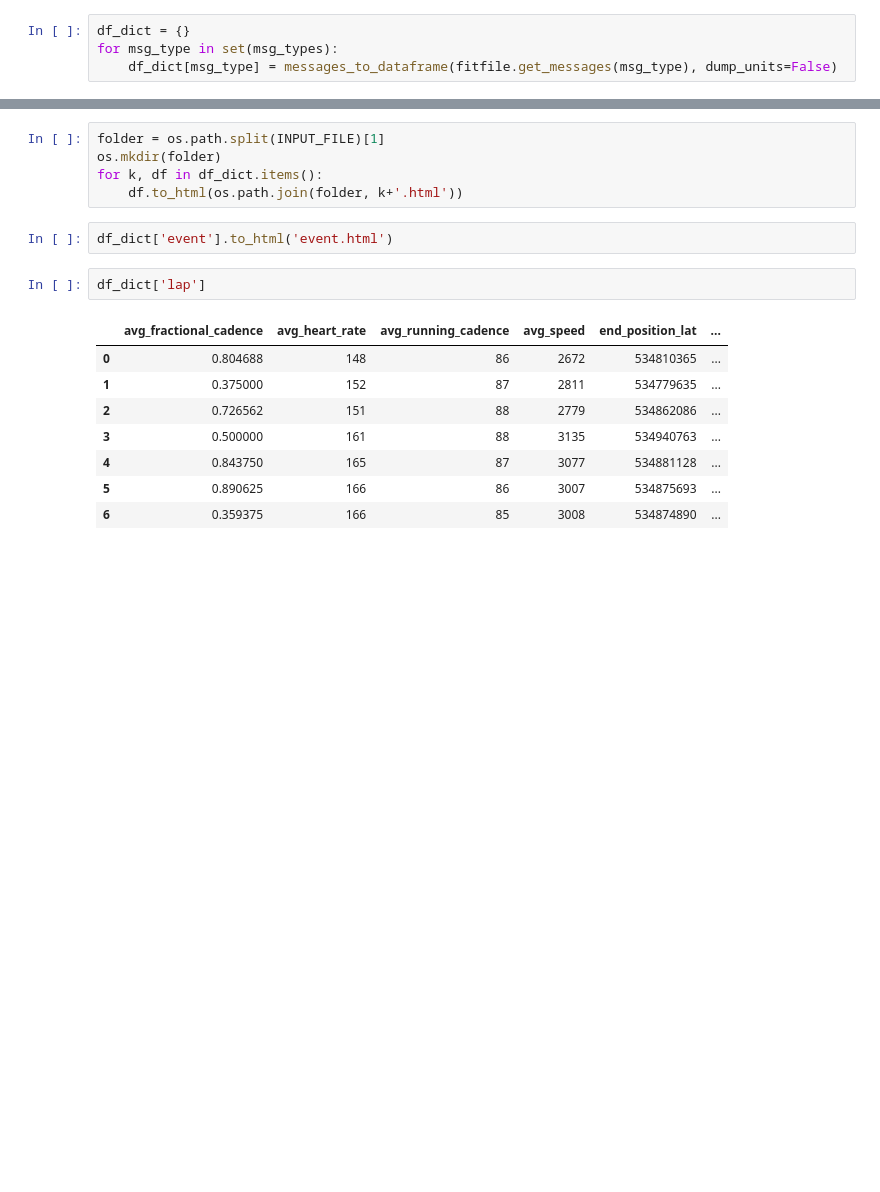
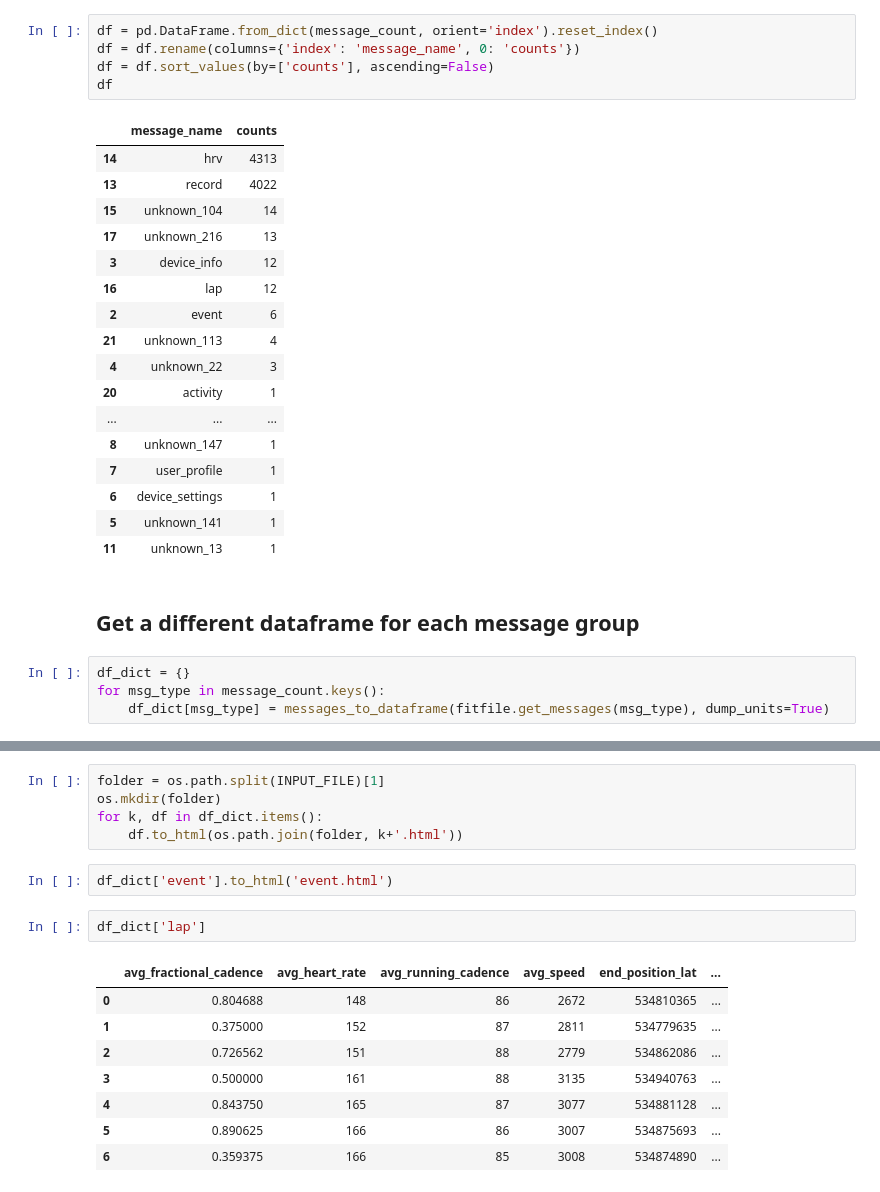
Before and after one commit to riccardo1980/garmin-fit-eda, a Jupyter notebook: notebooks/eda.ipynb, the cells around one changed output, grey strips where cells are left out. Drawn from its saved outputs; the diff is of its cells as text; blank space fills up the shorter version.

```diff
--- a/notebooks/eda.ipynb
+++ b/notebooks/eda.ipynb
@@ -17,4 +27,29 @@ print(msg_types)
+# %%
+df = pd.DataFrame.from_dict(message_count, orient='index').reset_index()
+df = df.rename(columns={'index': 'message_name', 0: 'counts'})
+df = df.sort_values(by=['counts'], ascending=False)
+df
+# %% [output]
+|  | message_name | counts |
+| 14 | hrv | 4313 |
+| 13 | record | 4022 |
+| 15 | unknown_104 | 14 |
+| 17 | unknown_216 | 13 |
+| 3 | device_info | 12 |
+| 16 | lap | 12 |
+| 2 | event | 6 |
+| 21 | unknown_113 | 4 |
+| 4 | unknown_22 | 3 |
+| 20 | activity | 1 |
+| ... | ... | ... |
+| 8 | unknown_147 | 1 |
+| 7 | user_profile | 1 |
+| 6 | device_settings | 1 |
+| 5 | unknown_141 | 1 |
+| 11 | unknown_13 | 1 |
+# %% [markdown]
+## Get a different dataframe for each message group
 # %%
 df_dict = {}
-for msg_type in set(msg_types):
-    df_dict[msg_type] = messages_to_dataframe(fitfile.get_messages(msg_type), dump_units=False)
+for msg_type in message_count.keys():
+    df_dict[msg_type] = messages_to_dataframe(fitfile.get_messages(msg_type), dump_units=True)
```
Also changed, not shown: parts of 10 cells of this notebook, 2 other files.
